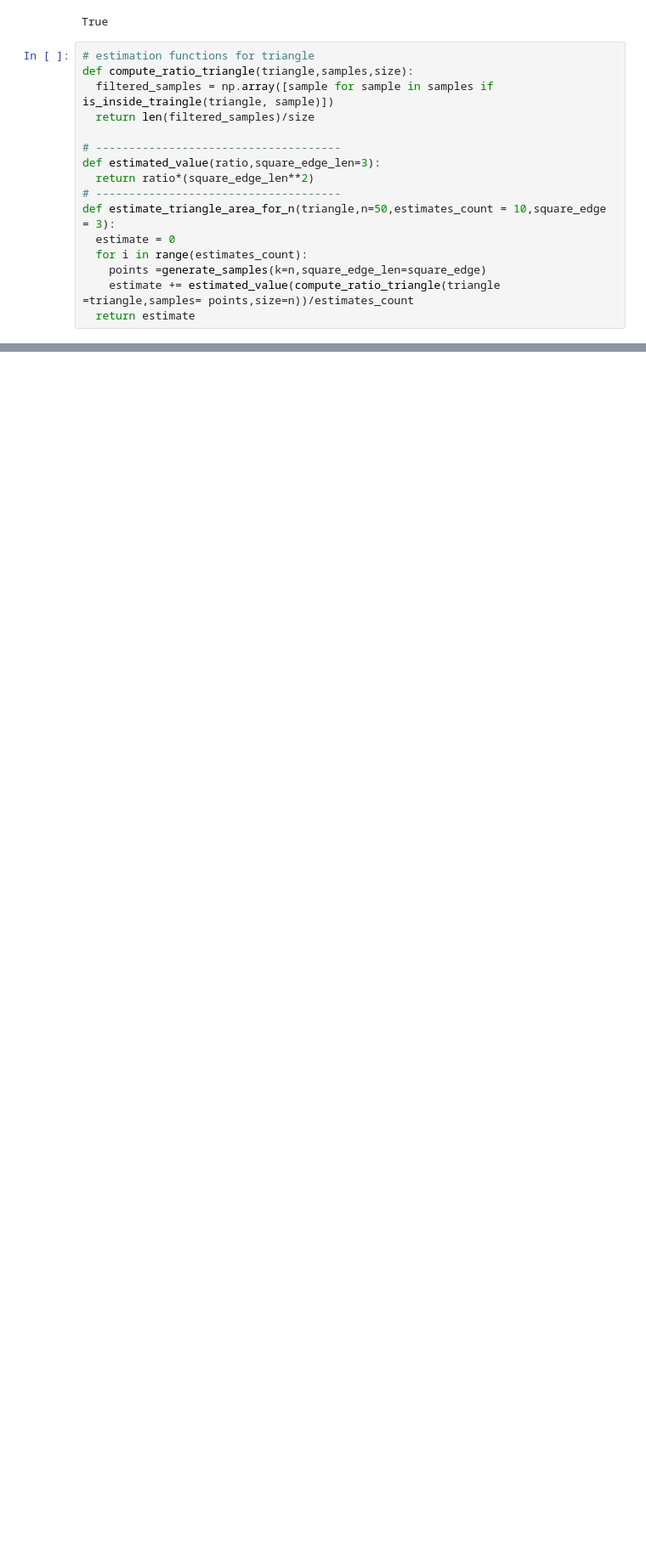
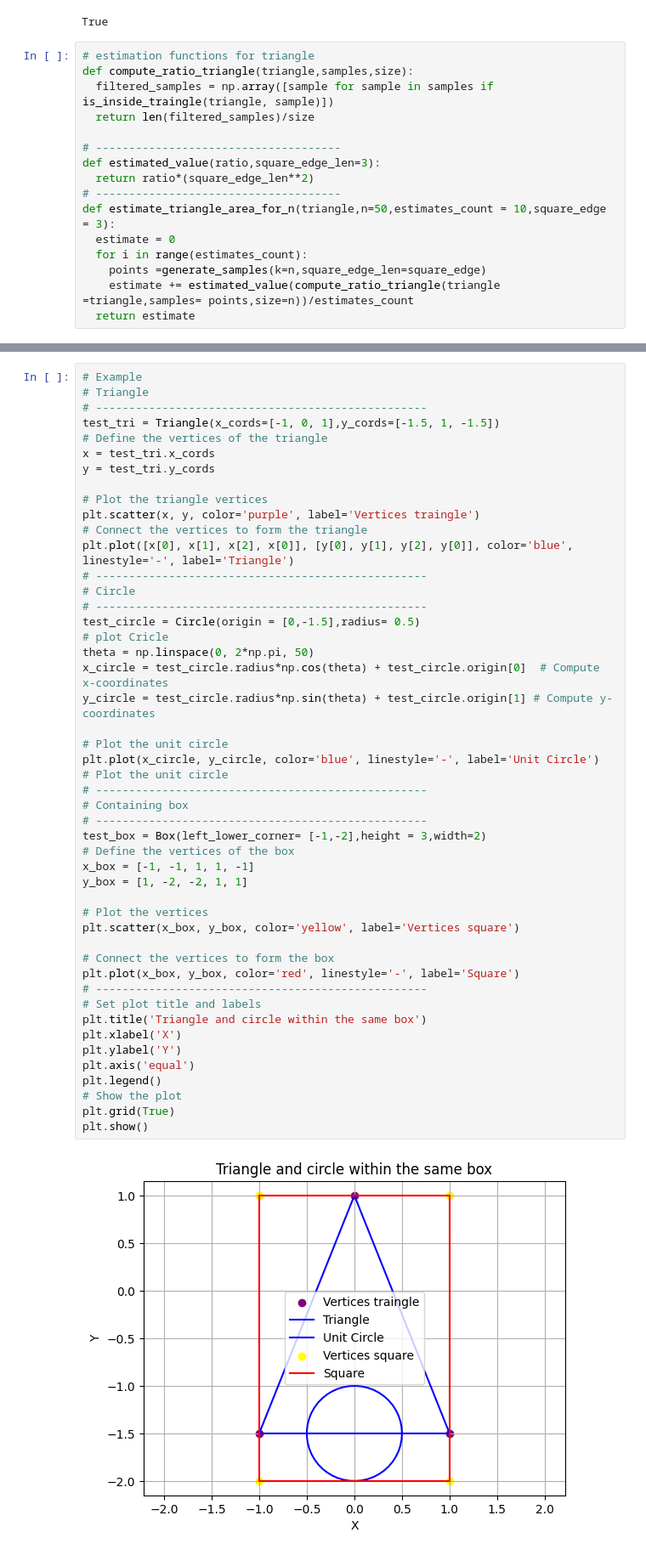
Before and after one commit to HssainAzaqy135/Probabilistic-Algorithms, a Jupyter notebook: exper2/probability_experiment_2.ipynb, the cells around one changed output, grey strips where cells are left out. Shown: that part at 85% size. Drawn from its saved outputs; the diff is of its cells as text; blank space fills up the shorter version.

Commit message:
Can estimate general shape given the containing box

```diff
--- a/exper2/probability_experiment_2.ipynb
+++ b/exper2/probability_experiment_2.ipynb
@@ -217,0 +291,49 @@ Error4: 0.004939000000006466
+# %%
+# Example
+# Triangle
+# --------------------------------------------------
+test_tri = Triangle(x_cords=[-1, 0, 1],y_cords=[-1.5, 1, -1.5])
+# Define the vertices of the triangle
+x = test_tri.x_cords
+y = test_tri.y_cords
+
+# Plot the triangle vertices
+plt.scatter(x, y, color='purple', label='Vertices traingle')
+# Connect the vertices to form the triangle
+plt.plot([x[0], x[1], x[2], x[0]], [y[0], y[1], y[2], y[0]], color='blue', linestyle='-', label='Triangle')
+# --------------------------------------------------
+# Circle
+# --------------------------------------------------
+test_circle = Circle(origin = [0,-1.5],radius= 0.5)
+# plot Cricle
+theta = np.linspace(0, 2*np.pi, 50)
+x_circle = test_circle.radius*np.cos(theta) + test_circle.origin[0]  # Compute x-coordinates
+y_circle = test_circle.radius*np.sin(theta) + test_circle.origin[1] # Compute y-coordinates
+
+# Plot the unit circle
+plt.plot(x_circle, y_circle, color='blue', linestyle='-', label='Unit Circle')  # Plot the unit circle
+# --------------------------------------------------
+# Containing box
+# --------------------------------------------------
+test_box = Box(left_lower_corner= [-1,-2],height = 3,width=2)
+# Define the vertices of the box
+x_box = [-1, -1, 1, 1, -1]
+y_box = [1, -2, -2, 1, 1]
+
+# Plot the vertices
+plt.scatter(x_box, y_box, color='yellow', label='Vertices square')
+
+# Connect the vertices to form the box
+plt.plot(x_box, y_box, color='red', linestyle='-', label='Square')
+# --------------------------------------------------
+# Set plot title and labels
+plt.title('Triangle and circle within the same box')
+plt.xlabel('X')
+plt.ylabel('Y')
+plt.axis('equal')
+plt.legend()
+# Show the plot
+plt.grid(True)
+plt.show()
+# %% [output]
+[figure, added]
```
Also changed, not shown: parts of 14 cells of this notebook.
